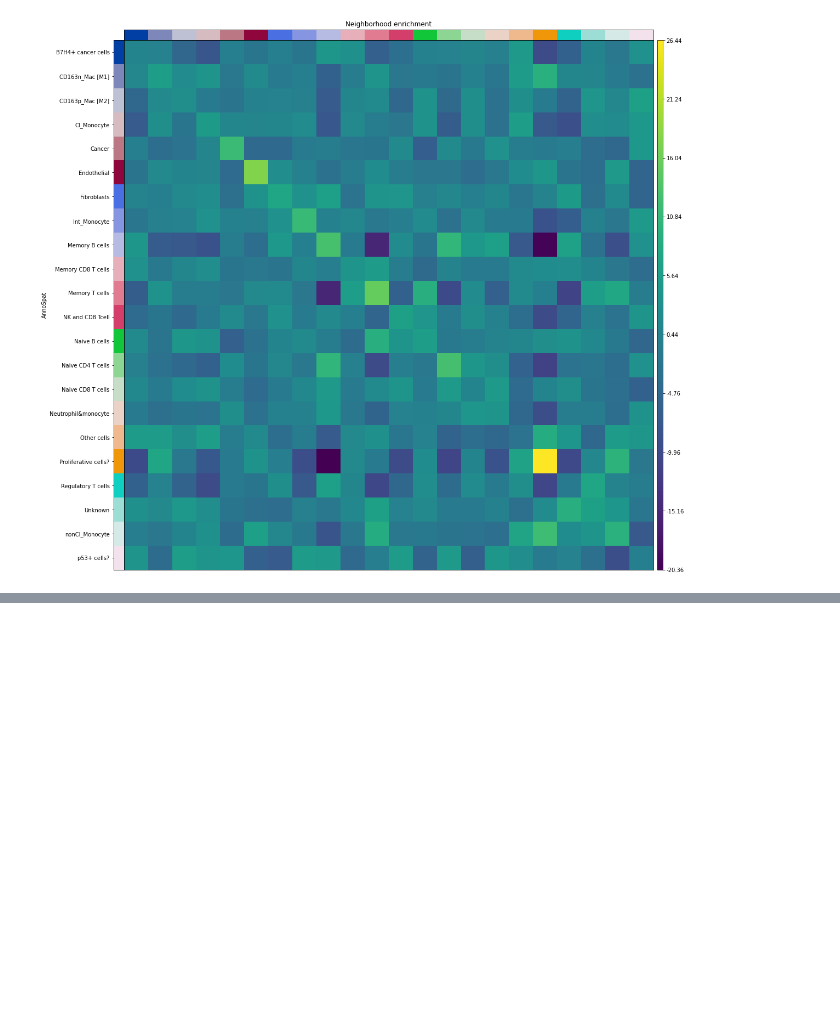
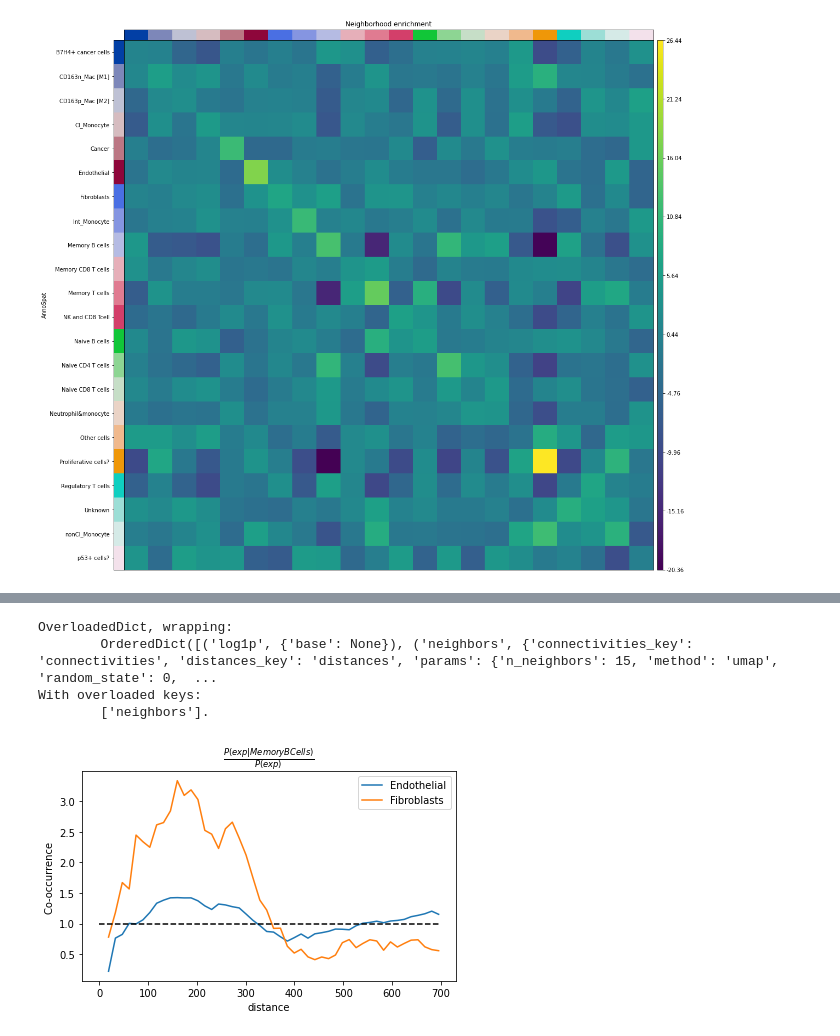
Before and after one commit to Schumacher-group/IMC_TNBC_analysis, a Jupyter notebook: post_processing.ipynb, the cells around one changed output, grey strips where cells are left out. Drawn from its saved outputs; the diff is of its cells as text; code cells hidden in the pictures; blank space fills up the shorter version.

Commit message:
Co-occurrence

```diff
--- a/post_processing.ipynb
+++ b/post_processing.ipynb
@@ -212,3 +207,25 @@ adata.obsm['spatial'].
+# %%
+adata.uns
+# %% [output]
+OverloadedDict, wrapping:
+        OrderedDict([('log1p', {'base': None}), ('neighbors', {'connectivities_key': 'connectivities', 'distances_key': 'distances', 'params': {'n_neighbors': 15, 'method': 'umap', 'random_state': 0,  ...
+With overloaded keys:
+        ['neighbors'].
 # %%
 ROI_1 = adata[adata.obs.ROI ==1]
 sq.gr.co_occurrence(ROI_1, cluster_key="AnnoSpat",n_splits=1)
+# %%
+a = np.array(ROI_1.obs['AnnoSpat'].cat.categories)
+x = ROI_1.uns['AnnoSpat_co_occurrence']['interval'][1:]
+plt.plot(x,np.squeeze(np.squeeze(ROI_1.uns['AnnoSpat_co_occurrence']['occ'][np.arange(len(a))[a=='Memory B cells']])[a == 'Endothelial']),label = 'Endothelial')
+#ROI_1.uns['AnnoSpat_co_occurrence']['interval']
+plt.plot(x,np.squeeze(np.squeeze(ROI_1.uns['AnnoSpat_co_occurrence']['occ'][np.arange(len(a))[a=='Memory B cells']])[a == 'Fibroblasts']),label = 'Fibroblasts')
+plt.plot([0,x.max()],[1,1], 'k--')
+plt.legend()
+plt.xlabel('distance')
+plt.ylabel('Co-occurrence ')
+plt.title('$\\frac{P(exp|Memory B Cells)}{P(exp)}$')
+plt.tight_layout()
+#plt.savefig(output_fig+'/co_occurrence_End_Fib.png')
+# %% [output]
+[figure, added]
```
Also changed, not shown: parts of 16 cells of this notebook, 4 other files.
